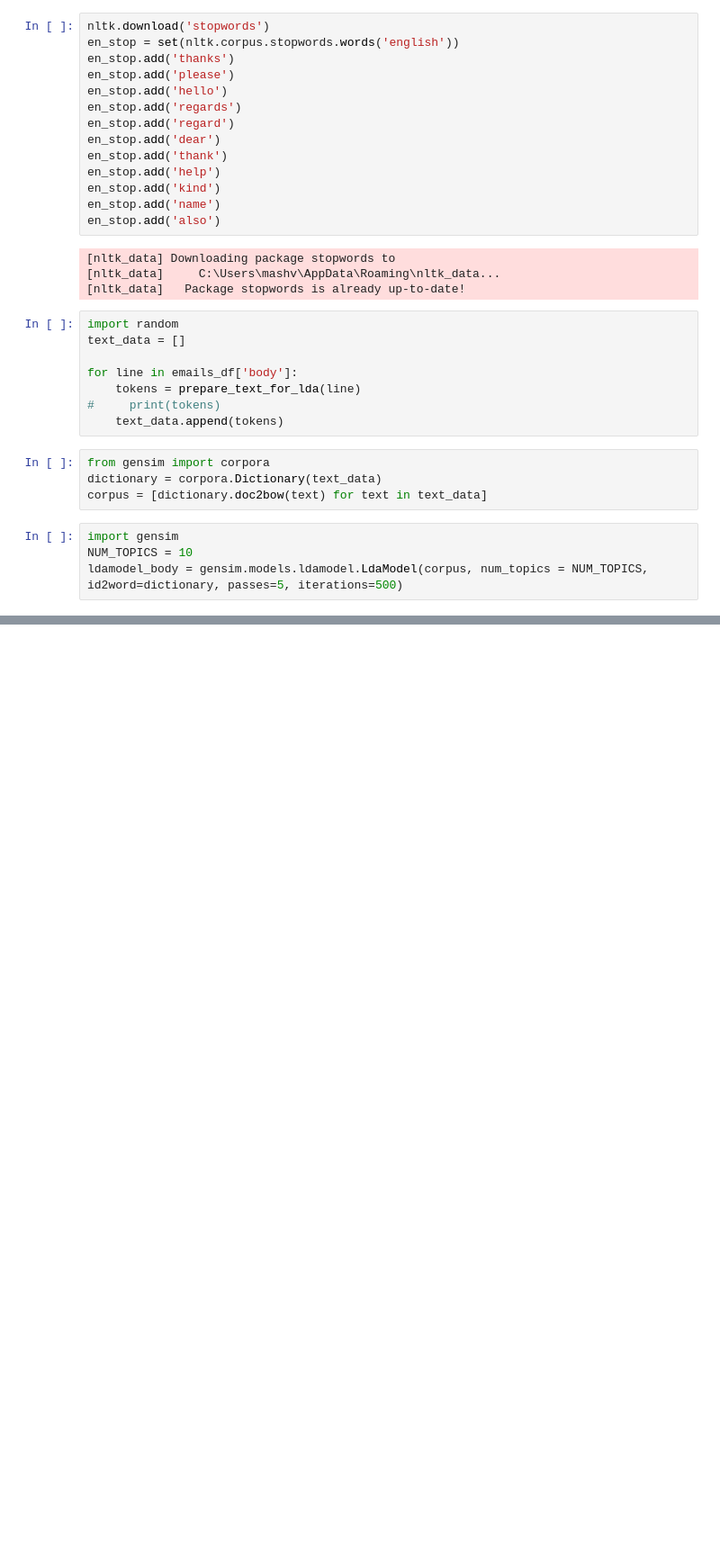
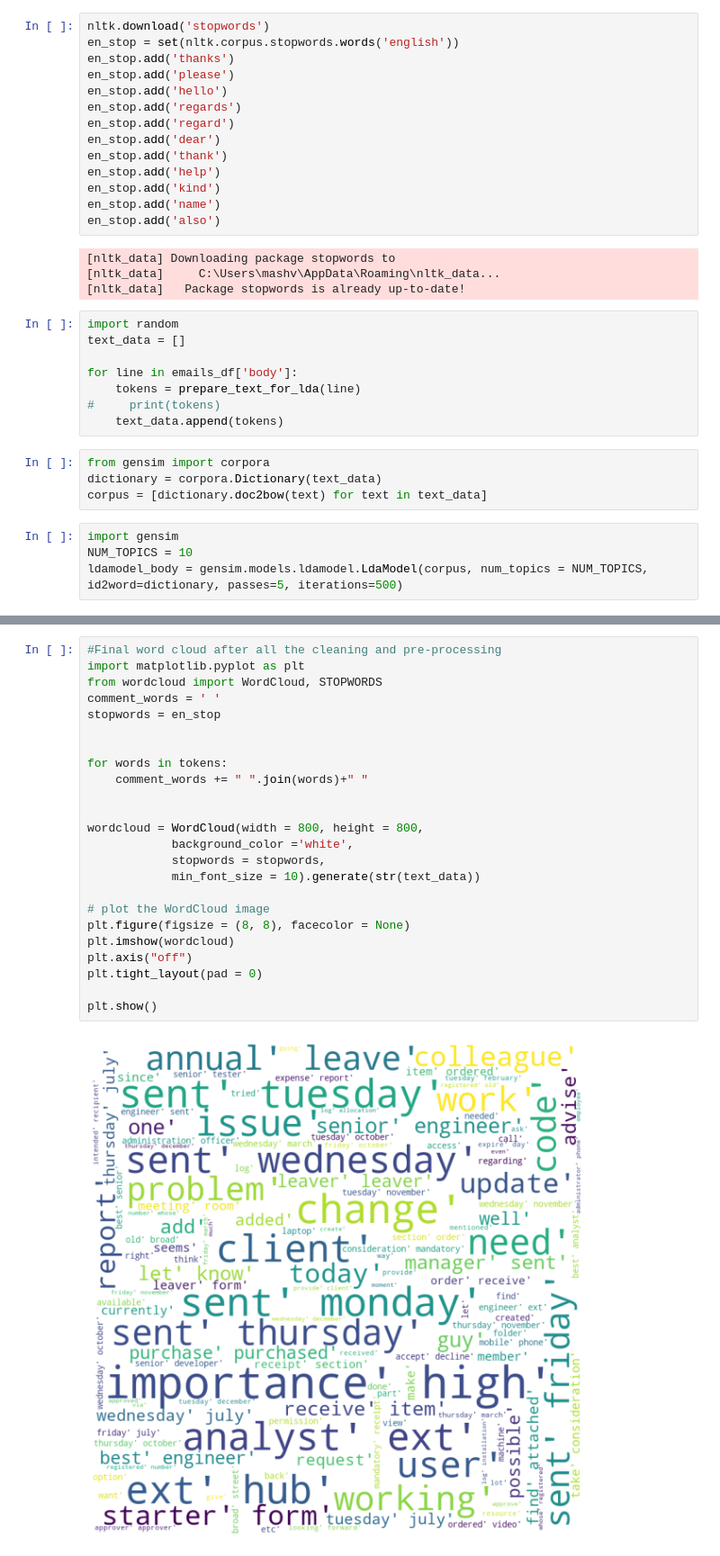
Before and after one commit to ashvinmanoj/support-tickets-classification-self, a Jupyter notebook: Topic Modelling/Topic Modelling.ipynb, the cells around one changed output, grey strips where cells are left out. Shown at 90% size. Cells and saved outputs as stored; diff of their text form; blank space fills up the shorter version.

```diff
--- a/Topic Modelling/Topic Modelling.ipynb
+++ b/Topic Modelling/Topic Modelling.ipynb
@@ -309,0 +310,26 @@ topic
+# %%
+#Final word cloud after all the cleaning and pre-processing
+import matplotlib.pyplot as plt
+from wordcloud import WordCloud, STOPWORDS
+comment_words = ' '
+stopwords = en_stop
+
+
+for words in tokens:
+    comment_words += " ".join(words)+" "
+
+
+wordcloud = WordCloud(width = 800, height = 800,
+            background_color ='white',
+            stopwords = stopwords,
+            min_font_size = 10).generate(str(text_data))
+
+# plot the WordCloud image
+plt.figure(figsize = (8, 8), facecolor = None)
+plt.imshow(wordcloud)
+plt.axis("off")
+plt.tight_layout(pad = 0)
+
+plt.show()
+# %% [output]
+[figure, added]
```
Also changed, not shown: parts of 5 cells of this notebook.
